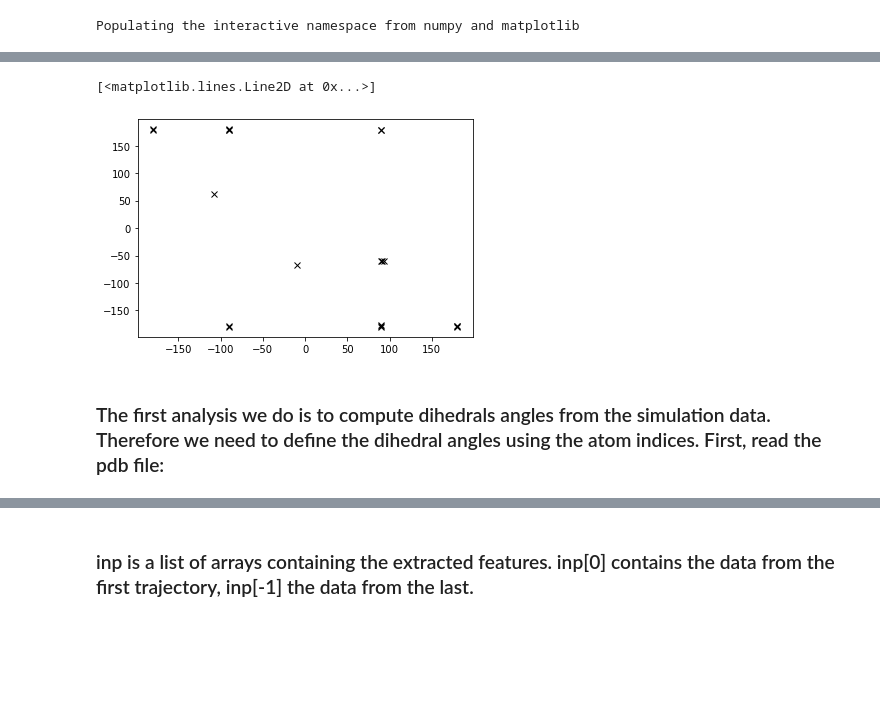
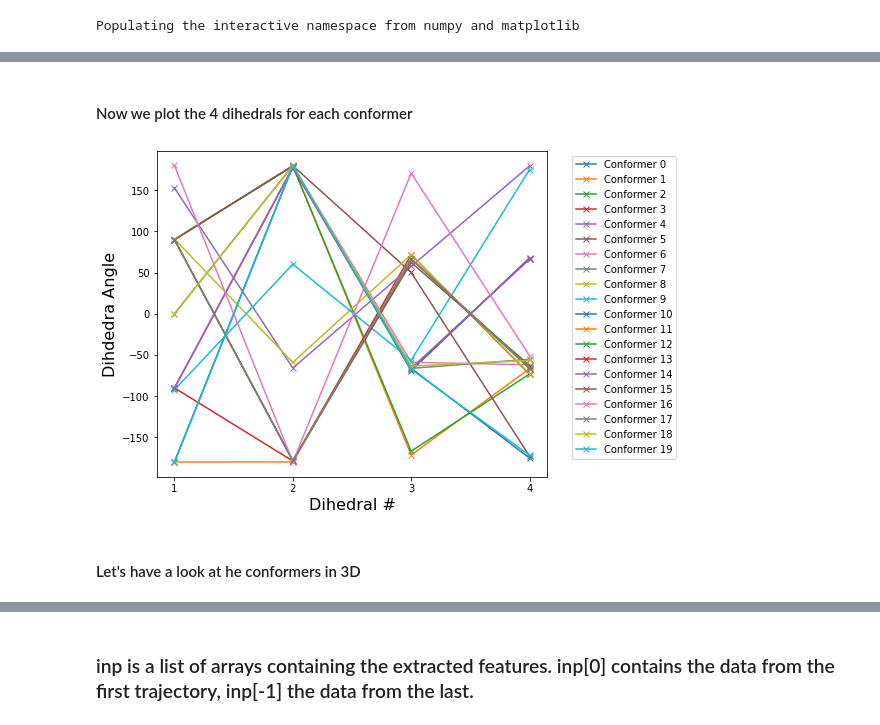
Before and after one commit to dseeliger/ITNLecture, a Jupyter notebook: notebooks/ligand_analyis.ipynb, the cells around one changed output, grey strips where cells are left out. Cells and saved outputs as stored; diff of their text form; code cells hidden in the pictures; blank space fills up the shorter version.

```diff
--- a/notebooks/ligand_analyis.ipynb
+++ b/notebooks/ligand_analyis.ipynb
@@ -105,10 +140,18 @@ mol2 = Chem.MolFromMolFile('../data/ligand_md/ligand.sdf', removeHs = False)
 _ = AllChem.EmbedMultipleConfs(mol2, numConfs = 20)
 # %%
 mtx = dihedralsFromConformers(mol2, lst)
-# %%
-plot(mtx[:,0],mtx[:,1],'kx')
-# %% [output]
-[<matplotlib.lines.Line2D at 0x...>]
-[figure, removed]
-# %% [markdown]
-<h3> The first analysis we do is to compute dihedrals angles from the simulation data. Therefore we need to define the dihedral angles using the atom indices. First, read the pdb file:</h3>
+# %% [markdown]
+<h4> Now we plot the 4 dihedrals for each conformer </h4>
+# %%
+figure(figsize=(7,6))
+for i in range(20):
+    plot(mtx[i],'x-', label='Conformer %d' % i)
+xticks(range(4), range(1,5))
+xlabel('Dihedral #', fontsize=16)
+ylabel('Dihdedra Angle', fontsize=16)
+legend(bbox_to_anchor=(1.05, 1));
+#plot(mtx[:,0],mtx[:,1],'kx')
+# %% [output]
+[figure, added]
+# %% [markdown]
+<h4> Let's have a look at he conformers in 3D</h4>
```
Also changed, not shown: parts of 48 cells of this notebook, 1 other file.
